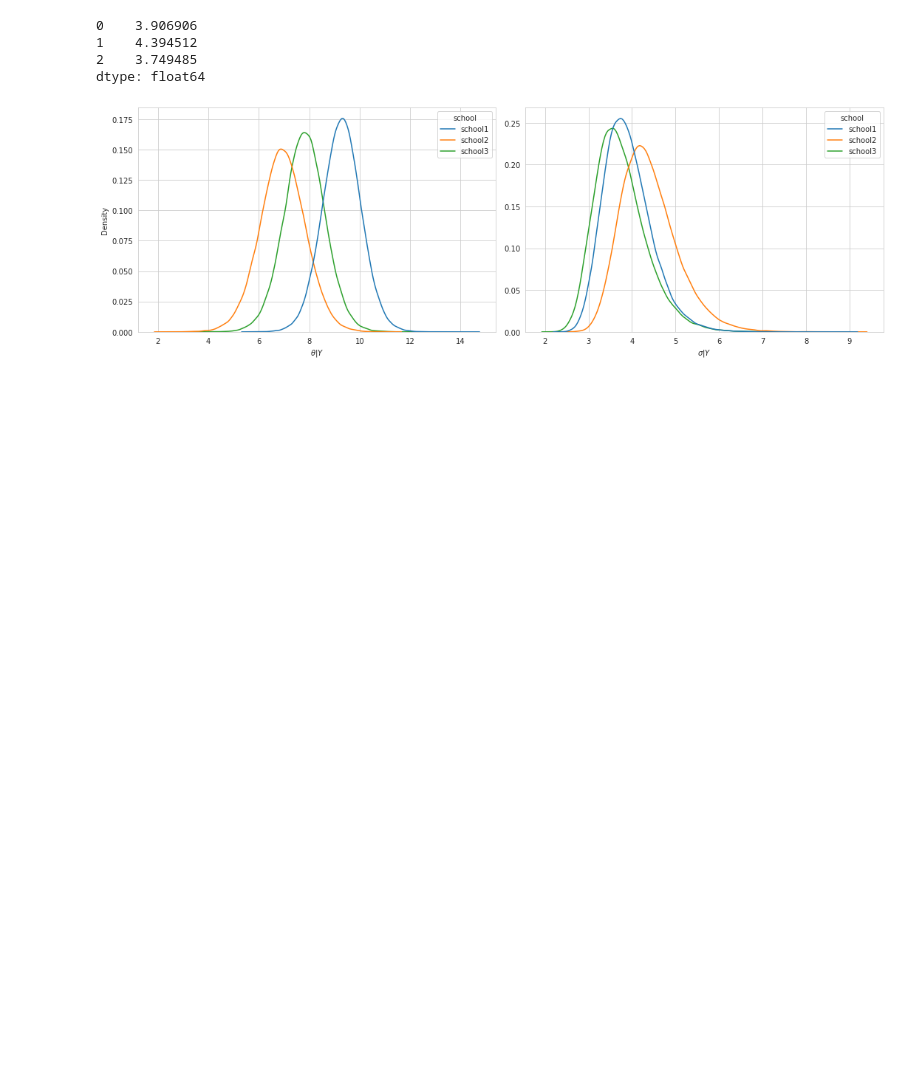
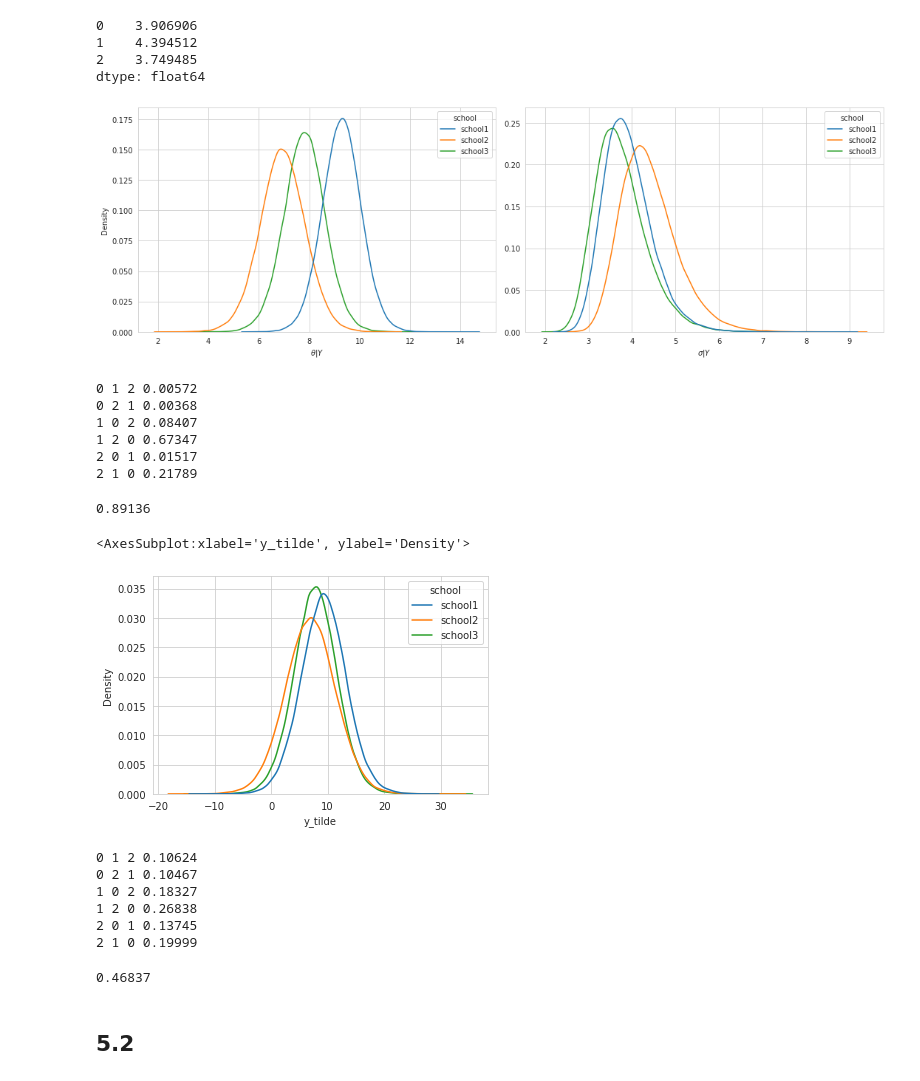
Before and after one commit to WHITSNAK/sta_602, a Jupyter notebook: hw7/hw7.ipynb, the cells around one changed output. Saved outputs shown, nothing was run; the diff lists cells and outputs as text; code cells hidden in the pictures; blank space fills up the shorter version.

Commit message:
add 5.2.a plot

```diff
--- a/hw7/hw7.ipynb
+++ b/hw7/hw7.ipynb
@@ -97,3 +99,51 @@ fig.tight_layout()
 fig.show()
 # %% [output]
 [figure]
+# %%
+from itertools import permutations
+
+for a, b, c in permutations([0, 1, 2]):
+    p = ((theta_samples[:, a] < theta_samples[:, b]) & (theta_samples[:, b] < theta_samples[:, c])).mean()
+    print(a, b, c, p)
+# %% [output]
+0 1 2 0.00572
+0 2 1 0.00368
+1 0 2 0.08407
+1 2 0 0.67347
+2 0 1 0.01517
+2 1 0 0.21789
+# %%
+((theta_samples[:, 1] < theta_samples[:, 0]) & (theta_samples[:, 2] < theta_samples[:, 0])).mean()
+# %% [output]
+0.89136
+# %%
+to_plot = (
+    pd.DataFrame(stats.norm(loc=theta_samples, scale=np.sqrt(vars_samples)).rvs(), columns=['school1','school2','school3'])
+      .unstack().reset_index()
+      .drop('level_1', axis=1)
+)
+to_plot.columns = ['school', 'y_tilde']
+sns.kdeplot(data=to_plot, x='y_tilde', hue='school')
+# %% [output]
+<AxesSubplot:xlabel='y_tilde', ylabel='Density'>
+[figure, added]
+# %%
+from itertools import permutations
+
+post_y_samples = stats.norm(loc=theta_samples, scale=np.sqrt(vars_samples)).rvs()
+for a, b, c in permutations([0, 1, 2]):
+    p = ((post_y_samples[:, a] < post_y_samples[:, b]) & (post_y_samples[:, b] < post_y_samples[:, c])).mean()
+    print(a, b, c, p)
+# %% [output]
+0 1 2 0.10624
+0 2 1 0.10467
+1 0 2 0.18327
+1 2 0 0.26838
+2 0 1 0.13745
+2 1 0 0.19999
+# %%
+((post_y_samples[:, 1] < post_y_samples[:, 0]) & (post_y_samples[:, 2] < post_y_samples[:, 0])).mean()
+# %% [output]
+0.46837
+# %% [markdown]
+## 5.2
```
Also changed, not shown: parts of 6 cells of this notebook, 1 other file.
